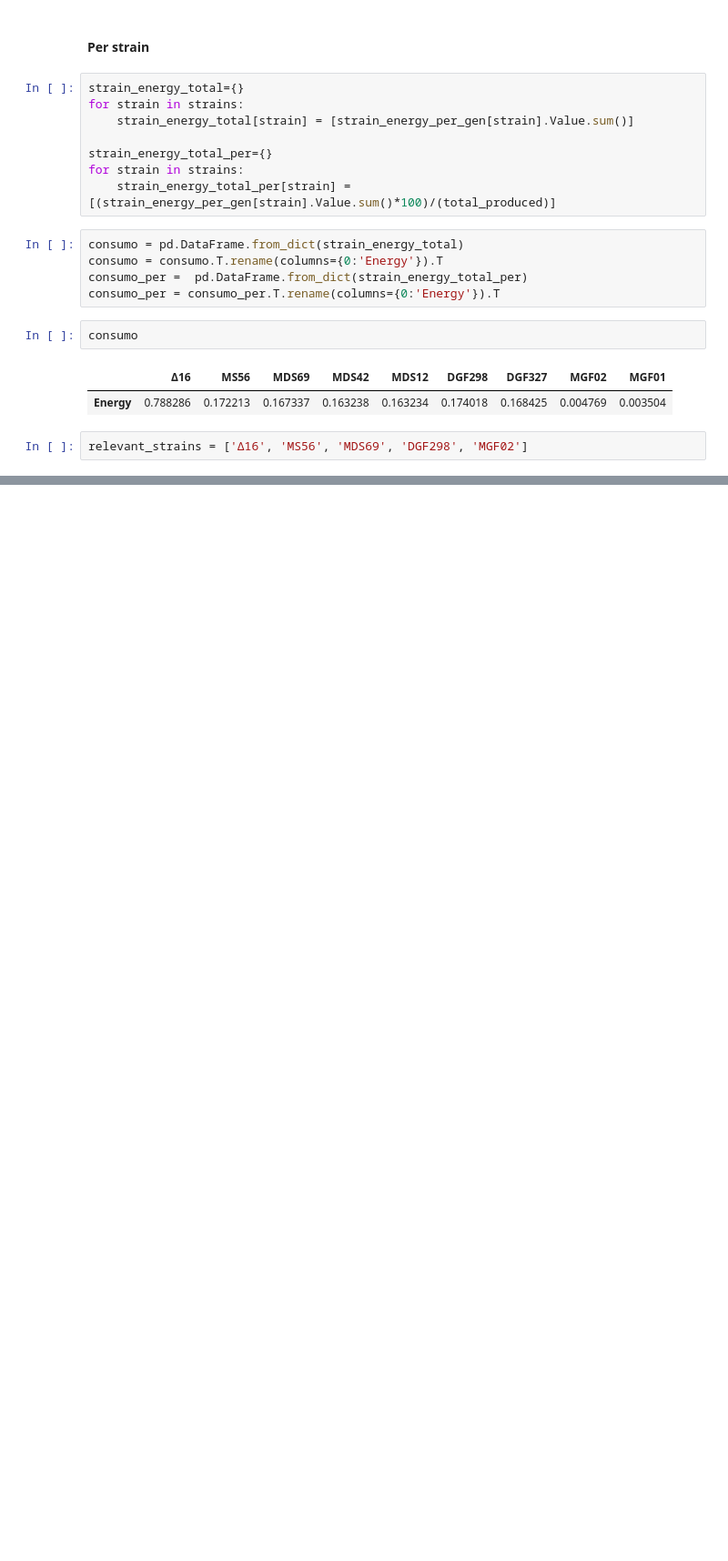
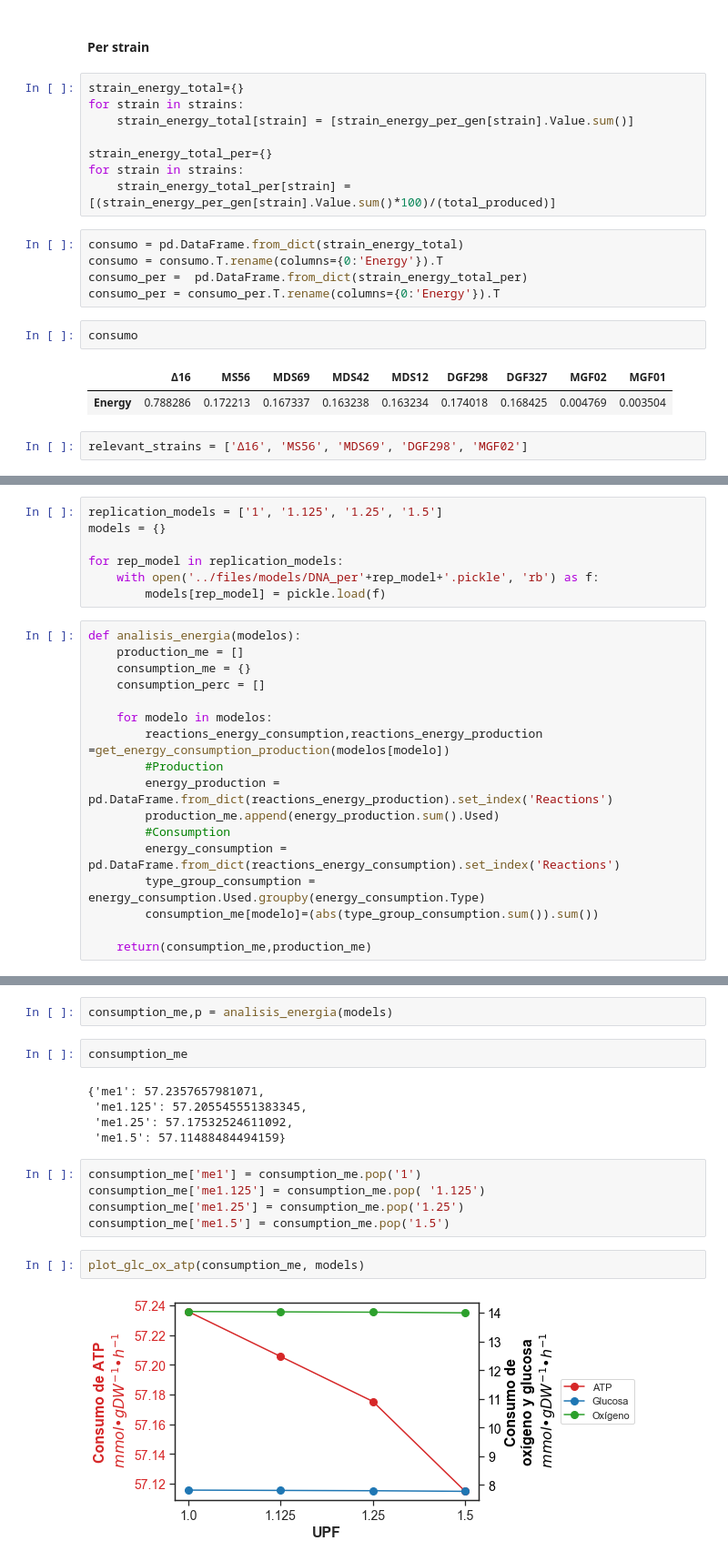
Before and after one commit to utrillalab/Cell_Resource_Minimization_Strategies, a Jupyter notebook: src/Energy.ipynb, the cells around one changed output, grey strips where cells are left out. Shown: that part at 91% size. Saved outputs shown, nothing was run; the diff lists cells and outputs as text; blank space fills up the shorter version.

Commit message:
raw replication energy analysis

```diff
--- a/src/Energy.ipynb
+++ b/src/Energy.ipynb
@@ -130,0 +134,24 @@ plot_ME_energy(relevant_strains,consumo, consumo_per )
+# %%
+replication_models = ['1', '1.125', '1.25', '1.5']
+models = {}
+
+for rep_model in replication_models:
+    with open('../files/models/DNA_per'+rep_model+'.pickle', 'rb') as f:
+        models[rep_model] = pickle.load(f)
+# %%
+def analisis_energia(modelos):
+    production_me = []
+    consumption_me = {}
+    consumption_perc = []
+
+    for modelo in modelos:
+        reactions_energy_consumption,reactions_energy_production =get_energy_consumption_production(modelos[modelo])
+        #Production
+        energy_production = pd.DataFrame.from_dict(reactions_energy_production).set_index('Reactions')
+        production_me.append(energy_production.sum().Used)
+        #Consumption
+        energy_consumption = pd.DataFrame.from_dict(reactions_energy_consumption).set_index('Reactions')
+        type_group_consumption = energy_consumption.Used.groupby(energy_consumption.Type)
+        consumption_me[modelo]=(abs(type_group_consumption.sum()).sum())
+
+    return(consumption_me,production_me)
@@ -130,0 +205,18 @@ plot_ME_energy(relevant_strains,consumo, consumo_per )
+# %%
+consumption_me,p = analisis_energia(models)
+# %%
+consumption_me
+# %% [output]
+{'me1': 57.2357657981071,
+ 'me1.125': 57.205545551383345,
+ 'me1.25': 57.17532524611092,
+ 'me1.5': 57.11488484494159}
+# %%
+consumption_me['me1'] = consumption_me.pop('1')
+consumption_me['me1.125'] = consumption_me.pop( '1.125')
+consumption_me['me1.25'] = consumption_me.pop('1.25')
+consumption_me['me1.5'] = consumption_me.pop('1.5')
+# %%
+plot_glc_ox_atp(consumption_me, models)
+# %% [output]
+[figure, added]
```
Also changed, not shown: parts of 12 cells of this notebook, 5 other files.
